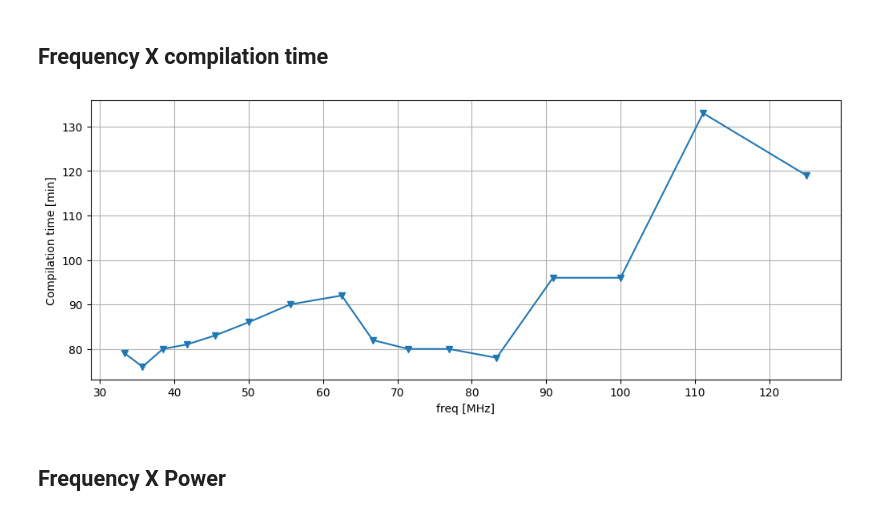
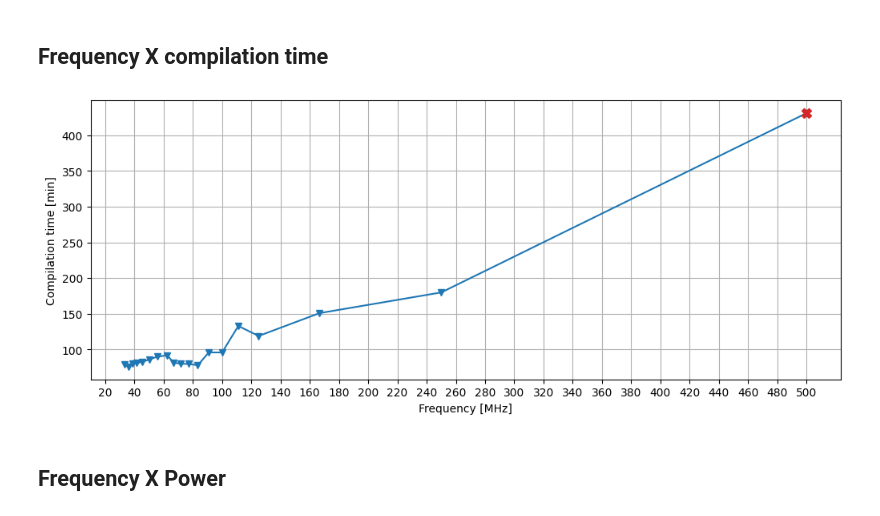
Before and after one commit to beMang/IL2225-Project, a Jupyter notebook: python/task_2/PPA.ipynb, the cells around one changed output. Saved outputs shown, nothing was run; the diff lists cells and outputs as text; code cells hidden in the pictures.

```diff
--- a/python/task_2/PPA.ipynb
+++ b/python/task_2/PPA.ipynb
@@ -19,7 +19,6 @@ with open(DIR_LOG+'console_task2_sweep_1.log', 'r') as f:
     filtered = np.array([int(line.split(' : ')[1][11:].split(' [')[0])
                          for line in filtered if line.startswith('Constraint ')])
     period   = filtered[::2]
-    freq     = 1e-6/(period*1e-12) #[MHz]
     exe_time = filtered[1::2] #[min]
 
 
@@ -29,18 +28,28 @@ with open(DIR_LOG+'console_task2_sweep_2.log', 'r') as f:
     filtered = np.array([int(line.split(' : ')[1][11:].split(' [')[0])
                          for line in filtered if line.startswith('Constraint ')])
     period = np.append(period, filtered[::2])
+    exe_time = np.append(exe_time, filtered[1::2])
+
+
+with open(DIR_LOG+'console_task2_sweep_3.log', 'r') as f:
+    lines = f.readlines()
+    filtered = np.array([line.replace(LOG_ID+' ','').strip() for line in lines if line.startswith(LOG_ID)])
+    filtered = np.array([int(line.split(' : ')[1][11:].split(' [')[0])
+                         for line in filtered if line.startswith('Constraint ')])
+    period = np.append(period, filtered[::2][:-1])
     freq     = 1e-6/(period*1e-12) #[MHz]
     exe_time = np.append(exe_time, filtered[1::2])
 # %%
 plt.figure(figsize=(10,4), layout='constrained')
 plt.plot(freq,exe_time,'v-')
+plt.scatter(freq[-1],exe_time[-1], marker='X', color='tab:red', s=75, zorder=10)
 plt.grid()
-plt.xlabel("freq [MHz]"); plt.ylabel("Compilation time [min]")
+plt.xlabel("Frequency [MHz]"); plt.ylabel("Compilation time [min]")
 # plt.xticks(freq,rotation=45)
-plt.xticks(np.arange(30,130,10))
+plt.xticks(np.arange(20,500+20,20))
 plt.savefig('compile_time.pdf'); plt.show()
 # %% [output]
-[figure, old version]
+[figure, new version]
 # %% [markdown]
 ## Frequency X Power
 # %%
```
Also changed, not shown: parts of 2 cells of this notebook, 3 other files.
